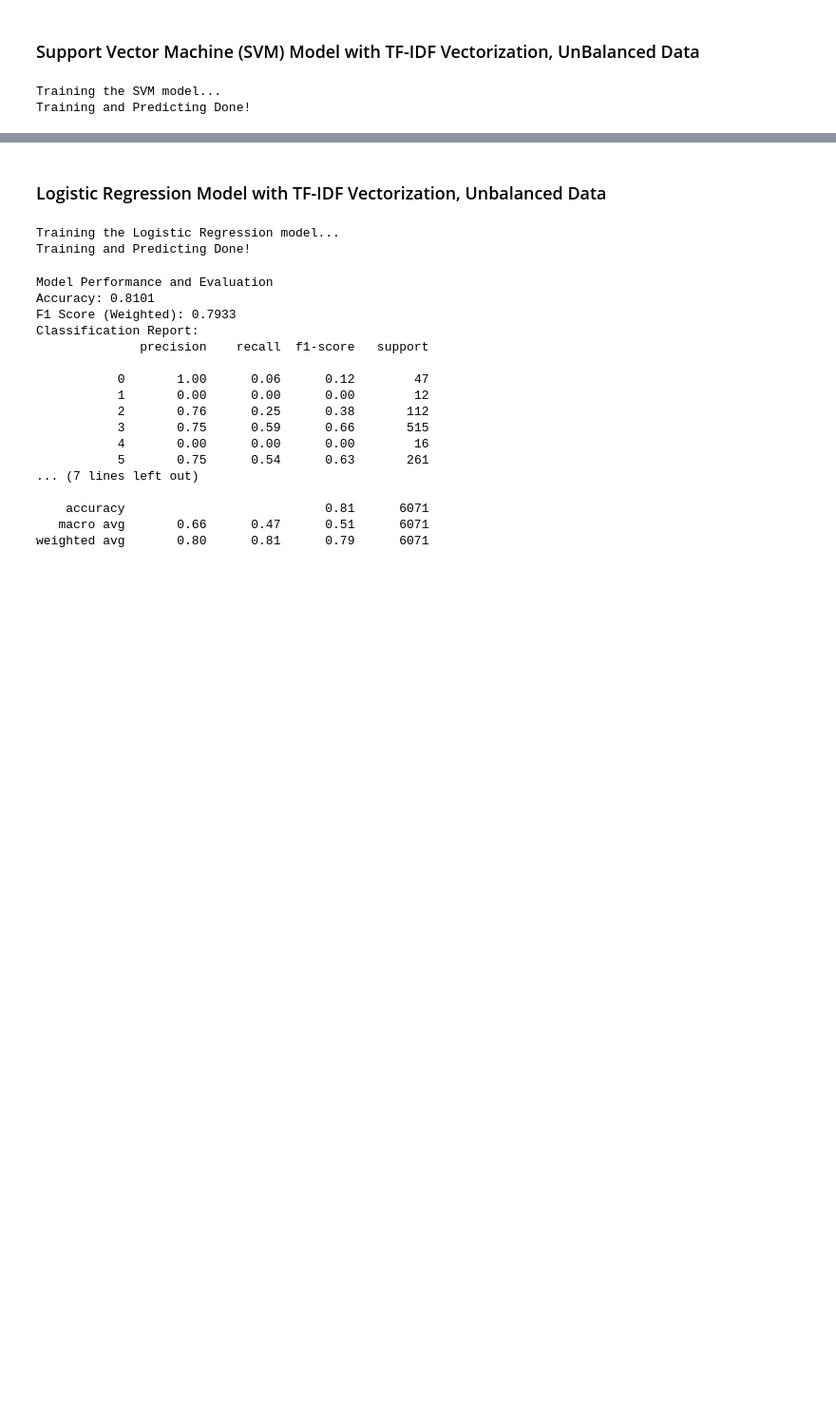
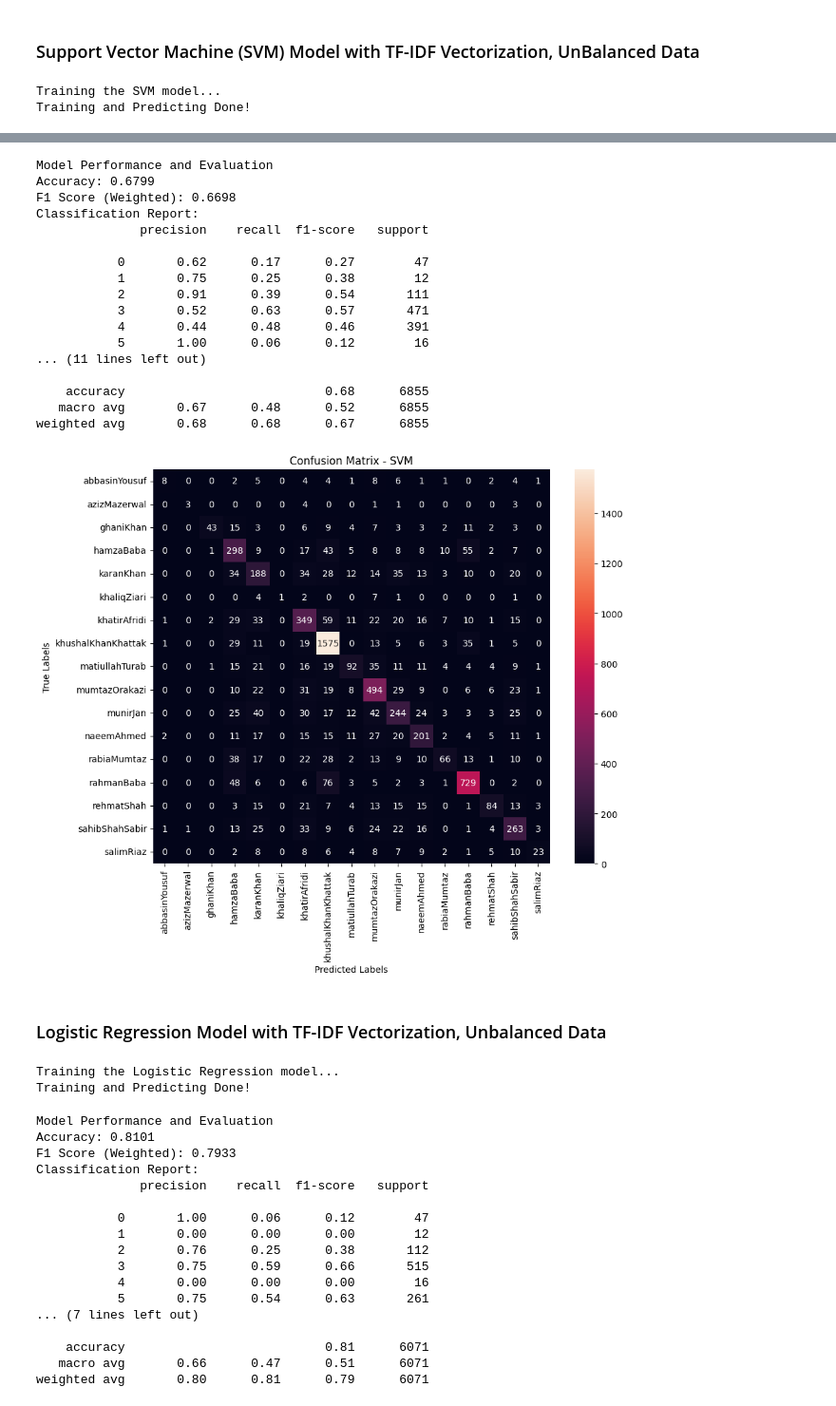
Before and after one commit to AliMuhammadAsad/Deep-Learning-Project, a Jupyter notebook: code/ml_models.ipynb, the cells around one changed output, grey strips where cells are left out. Shown: that part at 95% size. Saved outputs shown, nothing was run; the diff lists cells and outputs as text; code cells hidden in the pictures; blank space fills up the shorter version.

```diff
--- a/code/ml_models.ipynb
+++ b/code/ml_models.ipynb
@@ -175,3 +197,41 @@ weighted avg       0.82      0.82      0.81      6071
+# %%
+# Evaluation
+accuracy_svm2 = accuracy_score(y_test, y_pred_svm)
+f1_svm2 = f1_score(y_test, y_pred_svm, average='weighted')
+conf_mat_svm2 = confusion_matrix(y_test, y_pred_svm)
+
+# Print Metrics
+print("\nModel Performance and Evaluation")
+print(f"Accuracy: {accuracy_svm2:.4f}")
+print(f"F1 Score (Weighted): {f1_svm2:.4f}")
+print(f"Classification Report:\n{classification_report(y_test, y_pred_svm)}")
+
+# Plot Confusion Matrix
+plt.figure(figsize=(10, 8))
+sns.heatmap(conf_mat_svm2, annot=True, fmt='d', xticklabels=poets, yticklabels=poets)
+plt.xlabel('Predicted Labels')
+plt.ylabel('True Labels')
+plt.title('Confusion Matrix - SVM')
+plt.show()
+# %% [output]
+Model Performance and Evaluation
+Accuracy: 0.6799
+F1 Score (Weighted): 0.6698
+Classification Report:
+              precision    recall  f1-score   support
+
+           0       0.62      0.17      0.27        47
+           1       0.75      0.25      0.38        12
+           2       0.91      0.39      0.54       111
+           3       0.52      0.63      0.57       471
+           4       0.44      0.48      0.46       391
+           5       1.00      0.06      0.12        16
+... (11 lines left out)
+
+    accuracy                           0.68      6855
+   macro avg       0.67      0.48      0.52      6855
+weighted avg       0.68      0.68      0.67      6855
+[figure, added]
 # %% [markdown]
 ### Logistic Regression Model with TF-IDF Vectorization, Unbalanced Data
 # %%
```
Also changed, not shown: parts of 13 cells of this notebook.
